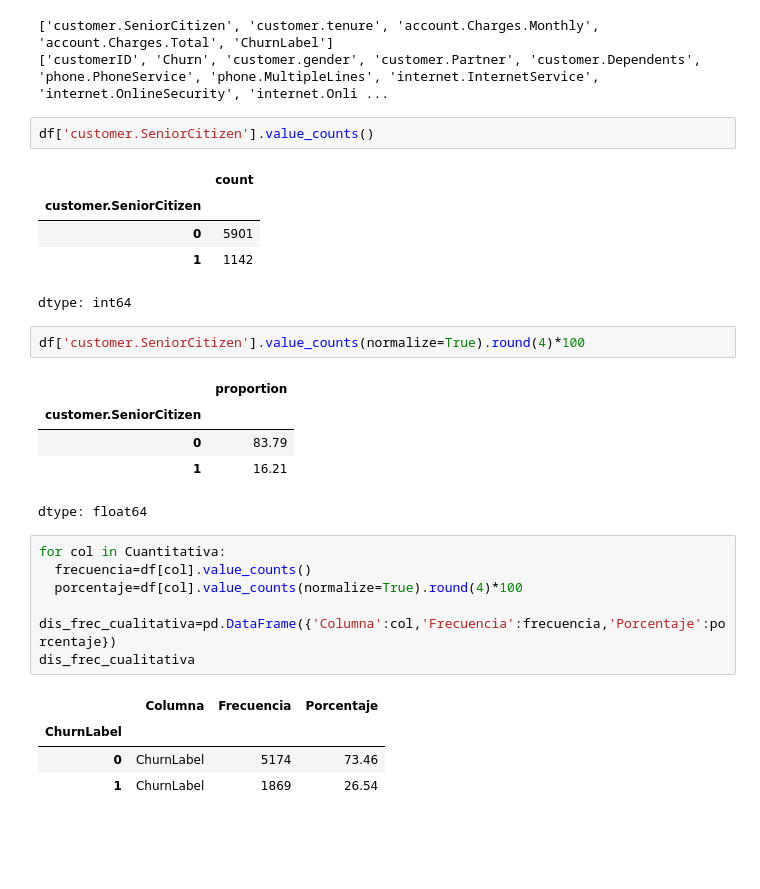
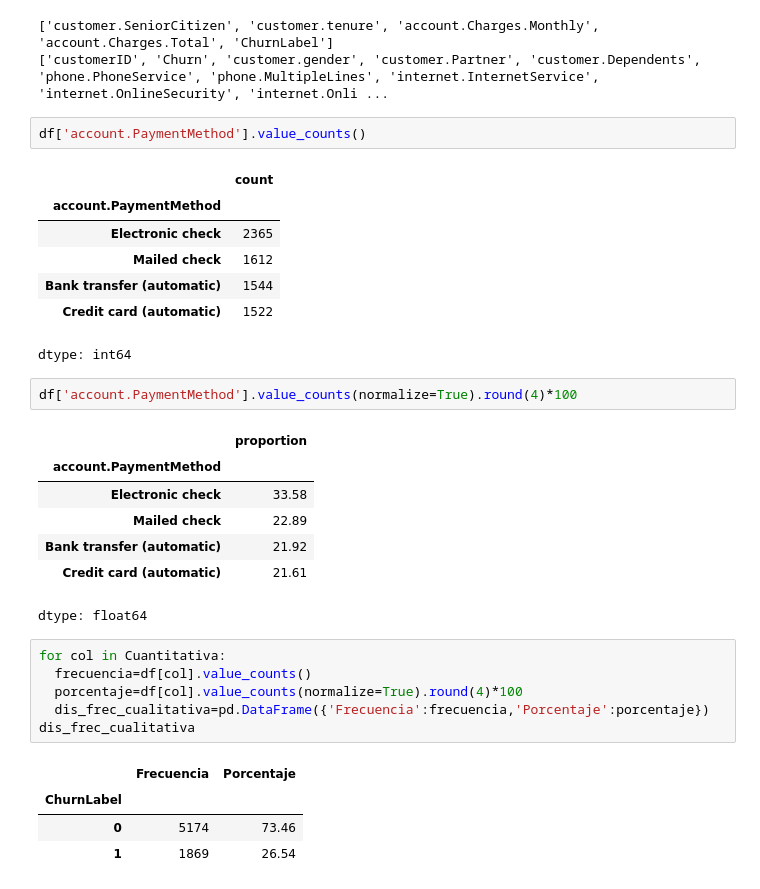
Before and after one commit to Tecindes/ChakkengeONE, a Jupyter notebook: TelecomX_parte2_latam.ipynb, the cells around one changed output. Saved outputs shown, nothing was run; the diff lists cells and outputs as text; blank space fills up the shorter version.

```diff
--- a/TelecomX_parte2_latam.ipynb
+++ b/TelecomX_parte2_latam.ipynb
@@ -99,29 +99,33 @@ print(Cualitativa)
 ['customer.SeniorCitizen', 'customer.tenure', 'account.Charges.Monthly', 'account.Charges.Total', 'ChurnLabel']
 ['customerID', 'Churn', 'customer.gender', 'customer.Partner', 'customer.Dependents', 'phone.PhoneService', 'phone.MultipleLines', 'internet.InternetService', 'internet.OnlineSecurity', 'internet.Onli ...
 # %%
-df['customer.SeniorCitizen'].value_counts()
+df['account.PaymentMethod'].value_counts()
 # %% [output]
 |  | count |
-| customer.SeniorCitizen |  |
-| 0 | 5901 |
-| 1 | 1142 |
+| account.PaymentMethod |  |
+| Electronic check | 2365 |
+| Mailed check | 1612 |
+| Bank transfer (automatic) | 1544 |
+| Credit card (automatic) | 1522 |
 dtype: int64
 # %%
-df['customer.SeniorCitizen'].value_counts(normalize=True).round(4)*100
+df['account.PaymentMethod'].value_counts(normalize=True).round(4)*100
 # %% [output]
 |  | proportion |
-| customer.SeniorCitizen |  |
-| 0 | 83.79 |
-| 1 | 16.21 |
+| account.PaymentMethod |  |
+| Electronic check | 33.58 |
+| Mailed check | 22.89 |
+| Bank transfer (automatic) | 21.92 |
+| Credit card (automatic) | 21.61 |
 dtype: float64
 # %%
 for col in Cuantitativa:
   frecuencia=df[col].value_counts()
   porcentaje=df[col].value_counts(normalize=True).round(4)*100
-  dis_frec_cualitativa=pd.DataFrame({'Columna':col,'Frecuencia':frecuencia,'Porcentaje':porcentaje})
+  dis_frec_cualitativa=pd.DataFrame({'Frecuencia':frecuencia,'Porcentaje':porcentaje})
 dis_frec_cualitativa
 # %% [output]
-|  | Columna | Frecuencia | Porcentaje |
-| ChurnLabel |  |  |  |
-| 0 | ChurnLabel | 5174 | 73.46 |
-| 1 | ChurnLabel | 1869 | 26.54 |
+|  | Frecuencia | Porcentaje |
+| ChurnLabel |  |  |
+| 0 | 5174 | 73.46 |
+| 1 | 1869 | 26.54 |
```
Also changed, not shown: parts of 3 cells of this notebook.
